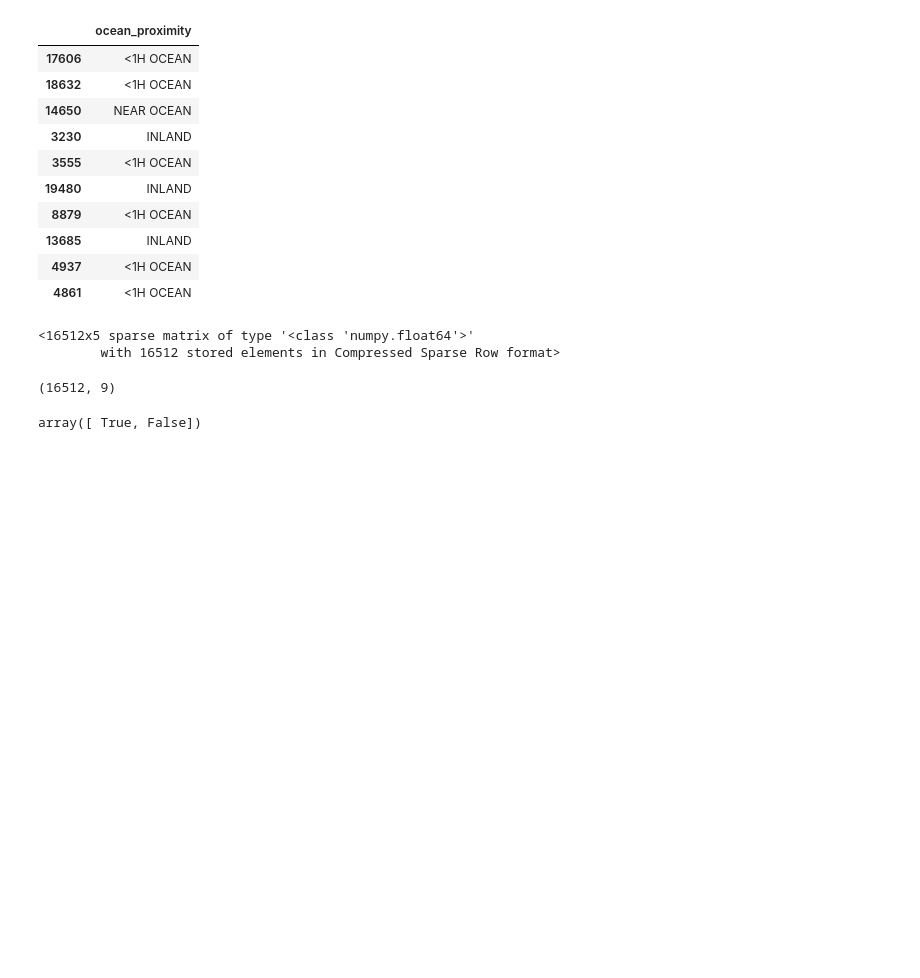
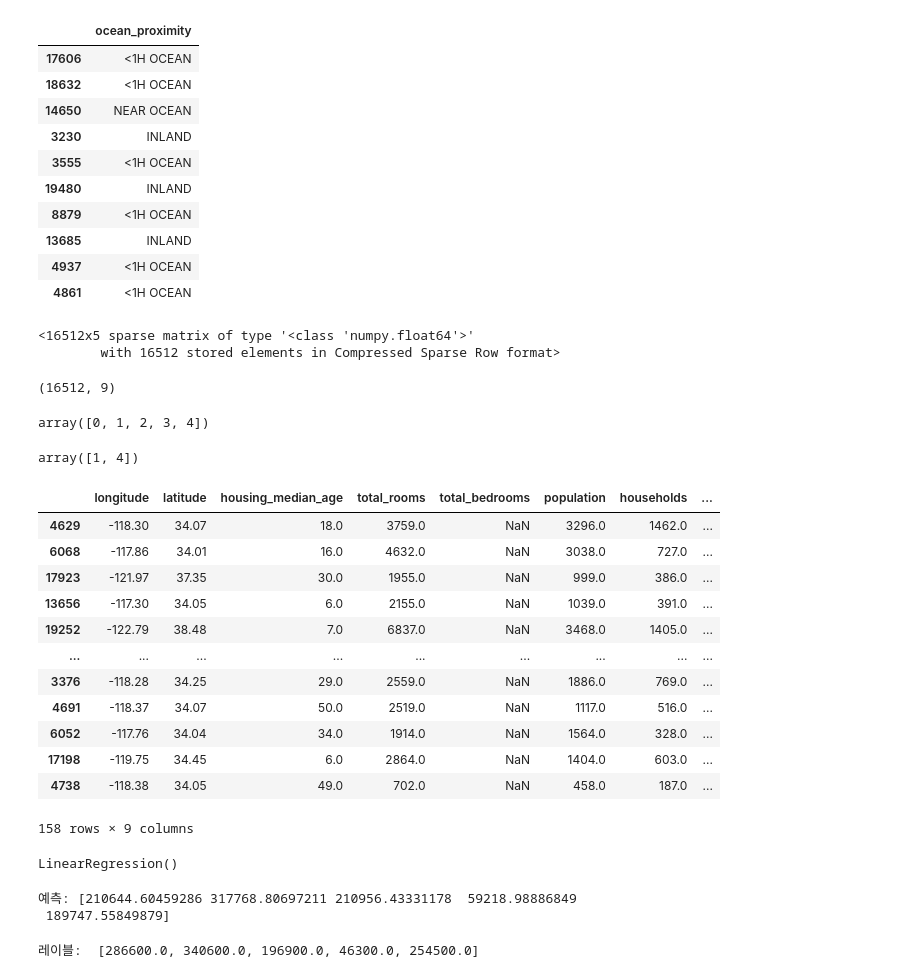
Before and after one commit to chaeminsoo/Ai_beginning, a Jupyter notebook: exercise2.ipynb, the cells around one changed output. Saved outputs shown, nothing was run; the diff lists cells and outputs as text; code cells hidden in the pictures; blank space fills up the shorter version.

```diff
--- a/exercise2.ipynb
+++ b/exercise2.ipynb
@@ -333,8 +333,29 @@ housing_extra_attribs = attr_adder.transform(housing.to_numpy())
 housing.to_numpy().shape
 # %% [output]
 (16512, 9)
-# %%
-a = np.array([[True,True],[True,False]])
-a.all(axis=0)
-# %% [output]
-array([ True, False])
+# %%
+a = np.arange(5)
+a
+# %% [output]
+array([0, 1, 2, 3, 4])
+# %%
+idx = [False,True,False,False,True]
+a[idx]
+# %% [output]
+array([1, 4])
+# %%
+housing[housing.isnull().any(axis=1)]
+# %% [output]
+|  | longitude | latitude | housing_median_age | total_rooms | total_bedrooms | population | households | ... |
+| 4629 | -118.30 | 34.07 | 18.0 | 3759.0 | NaN | 3296.0 | 1462.0 | ... |
+| 6068 | -117.86 | 34.01 | 16.0 | 4632.0 | NaN | 3038.0 | 727.0 | ... |
+| 17923 | -121.97 | 37.35 | 30.0 | 1955.0 | NaN | 999.0 | 386.0 | ... |
+| 13656 | -117.30 | 34.05 | 6.0 | 2155.0 | NaN | 1039.0 | 391.0 | ... |
+| 19252 | -122.79 | 38.48 | 7.0 | 6837.0 | NaN | 3468.0 | 1405.0 | ... |
+| ... | ... | ... | ... | ... | ... | ... | ... | ... |
+| 3376 | -118.28 | 34.25 | 29.0 | 2559.0 | NaN | 1886.0 | 769.0 | ... |
+| 4691 | -118.37 | 34.07 | 50.0 | 2519.0 | NaN | 1117.0 | 516.0 | ... |
+| 6052 | -117.76 | 34.04 | 34.0 | 1914.0 | NaN | 1564.0 | 328.0 | ... |
+| 17198 | -119.75 | 34.45 | 6.0 | 2864.0 | NaN | 1404.0 | 603.0 | ... |
+| 4738 | -118.38 | 34.05 | 49.0 | 702.0 | NaN | 458.0 | 187.0 | ... |
+158 rows × 9 columns
@@ -340,0 +386,21 @@ array([ True, False])
+# %%
+from sklearn.linear_model import LinearRegression
+
+lin_reg = LinearRegression()
+lin_reg.fit(housing_prepared, housing_labels)
+# %% [output]
+LinearRegression()
+# %%
+# 훈련 샘플 몇 개를 사용해 전체 파이프라인을 적용해 보겠습니다
+some_data = housing.iloc[:5]
+some_labels = housing_labels.iloc[:5]
+some_data_prepared = full_pipeline.transform(some_data)
+
+print("예측:", lin_reg.predict(some_data_prepared))
+# %% [output]
+예측: [210644.60459286 317768.80697211 210956.43331178  59218.98886849
+ 189747.55849879]
+# %%
+print('레이블: ',list(some_labels))
+# %% [output]
+레이블:  [286600.0, 340600.0, 196900.0, 46300.0, 254500.0]
```
Also changed, not shown: parts of 9 cells of this notebook, 1 other file.
